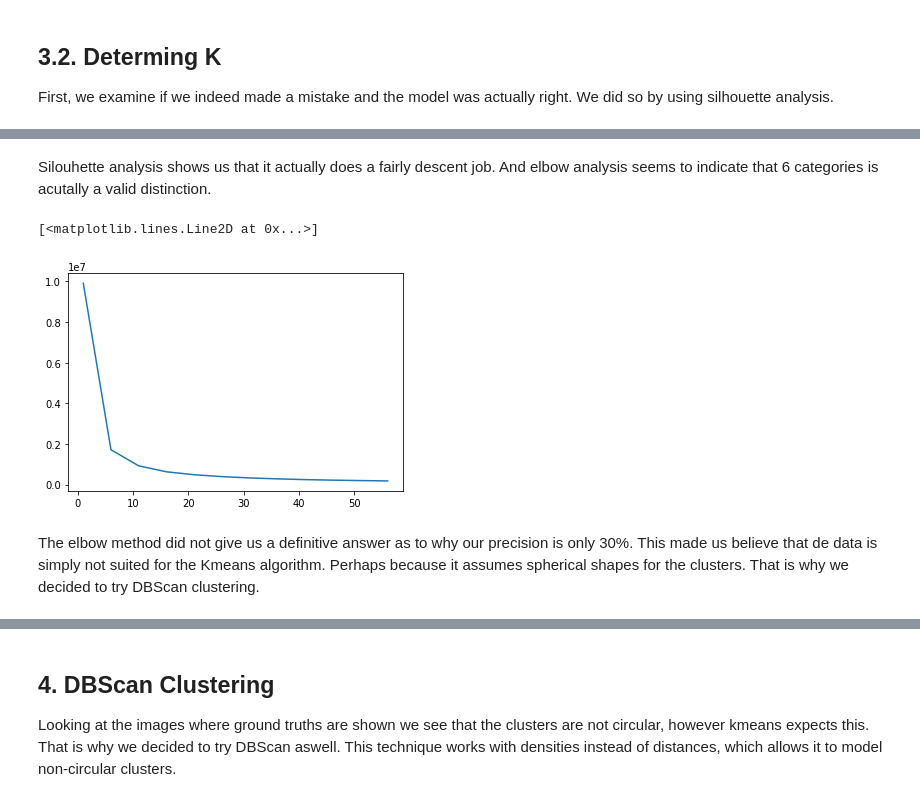
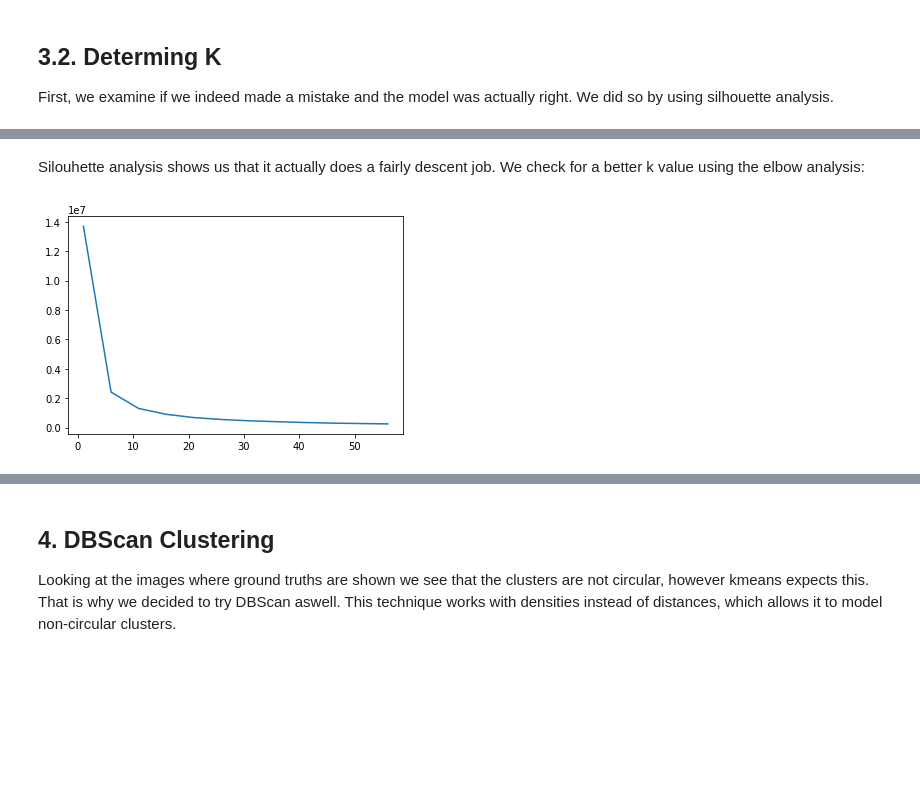
Before and after one commit to TimDeSmet/AML, a Jupyter notebook: Sprint 2.ipynb, the cells around one changed output, grey strips where cells are left out. Drawn from its saved outputs; the diff is of its cells as text; code cells hidden in the pictures; blank space fills up the shorter version.

```diff
--- a/Sprint 2.ipynb
+++ b/Sprint 2.ipynb
@@ -248,3 +214,12 @@ reduced = tsne.fit_transform(transformed)
+# %%
+def tsne(n):
+    tsne = TSNE(n_components=n)
+    reduced = tsne.fit_transform(transformed)
+    print(f'Resulting shape: {reduced.shape}')
+    return reduced
+# %%
+# chosen DR technique:
+reduced = tsne(2)
 # %% [markdown]
 # 2.8. Train/Validate/Test Split
 
@@ -252,7 +227,7 @@ Since we know we want to apply hyperparameter tuning we need a train/validate/te
 # %%
-y = data['TARGET']
+y = data['Product']
 x = reduced
-#x = transformed
+
 x_train, x_test, y_train, y_test = train_test_split(x,y,test_size = 0.3)
 x_train, x_val, y_train, y_val = train_test_split(x_train, y_train, test_size= 0.1)
 # %%
@@ -276,3 +247,6 @@ predictions = kmeans.fit_predict(x_train)
+# %%
+kmeans = KMeans(n_clusters=PRODUCT_AMOUNT)
+predictions = kmeans.fit_predict(x_train)
 # %% [markdown]
 ## 3.1. Initial Analysis
 
@@ -389,14 +380,14 @@ plt.show()
 # %% [markdown]
-Silouhette analysis shows us that it actually does a fairly descent job. And elbow analysis seems to indicate that 6 categories is acutally a valid distinction.
+Silouhette analysis shows us that it actually does a fairly descent job. We check for a better k value using the elbow analysis:
 # %%
-oplossingen = []
-for i in range(1,60,5):
-    kmeans = KMeans(n_clusters=i, init='k-means++')
-    kmeans.fit(x_train)
-    oplossingen.append(kmeans.inertia_)
-plt.plot(range(1,60,5),oplossingen)
+def elbow(start, end, step):
+    oplossingen = []
+    for i in range(start,end,step):
+        kmeans = KMeans(n_clusters=i, init='k-means++')
+        kmeans.fit(x_train)
+        oplossingen.append(kmeans.inertia_)
+    plt.plot(range(start,end,step),oplossingen)
+
+elbow(1,60,5)
 # %% [output]
-[<matplotlib.lines.Line2D at 0x...>]
-[figure, old version]
+[figure, new version]
-# %% [markdown]
-The elbow method did not give us a definitive answer as to why our precision is only 30%. This made us believe that de data is simply not suited for the Kmeans algorithm. Perhaps because it assumes spherical shapes for the clusters. That is why we decided to try DBScan clustering.
```
Also changed, not shown: parts of 66 cells of this notebook, 1 other file.
